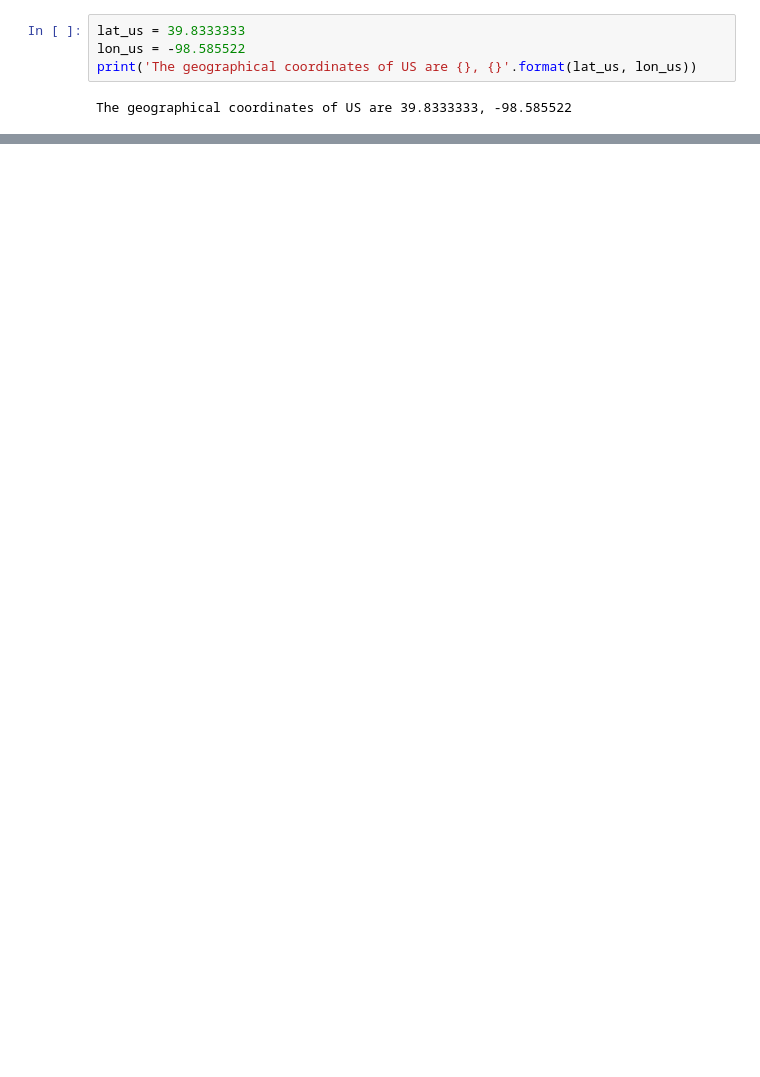
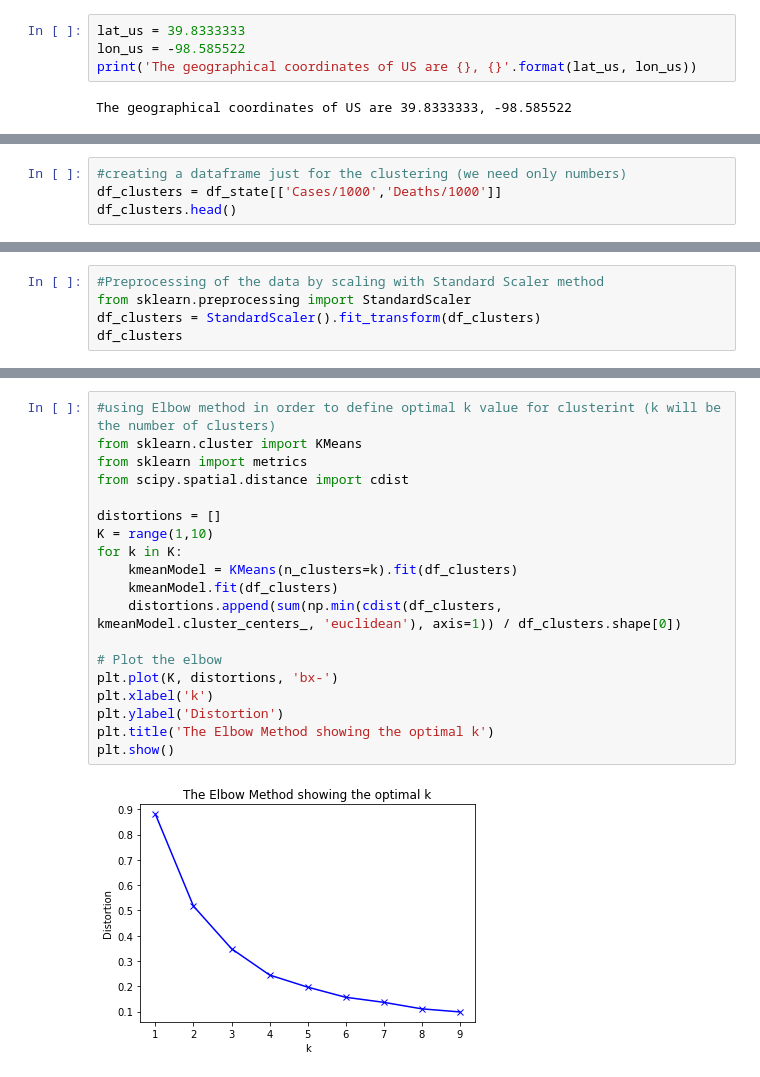
Before and after one commit to patakib/Data-Science-Projects, a Jupyter notebook: USA-COVID.ipynb, the cells around one changed output, grey strips where cells are left out. Drawn from its saved outputs; the diff is of its cells as text; blank space fills up the shorter version.

```diff
--- a/USA-COVID.ipynb
+++ b/USA-COVID.ipynb
@@ -470,0 +562,4 @@ map_us_deaths1000
+# %%
+#creating a dataframe just for the clustering (we need only numbers)
+df_clusters = df_state[['Cases/1000','Deaths/1000']]
+df_clusters.head()
@@ -470,0 +573,5 @@ map_us_deaths1000
+# %%
+#Preprocessing of the data by scaling with Standard Scaler method
+from sklearn.preprocessing import StandardScaler
+df_clusters = StandardScaler().fit_transform(df_clusters)
+df_clusters
@@ -470,0 +596,21 @@ map_us_deaths1000
+# %%
+#using Elbow method in order to define optimal k value for clusterint (k will be the number of clusters)
+from sklearn.cluster import KMeans
+from sklearn import metrics
+from scipy.spatial.distance import cdist
+
+distortions = []
+K = range(1,10)
+for k in K:
+    kmeanModel = KMeans(n_clusters=k).fit(df_clusters)
+    kmeanModel.fit(df_clusters)
+    distortions.append(sum(np.min(cdist(df_clusters, kmeanModel.cluster_centers_, 'euclidean'), axis=1)) / df_clusters.shape[0])
+
+# Plot the elbow
+plt.plot(K, distortions, 'bx-')
+plt.xlabel('k')
+plt.ylabel('Distortion')
+plt.title('The Elbow Method showing the optimal k')
+plt.show()
+# %% [output]
+[figure, added]
```
Also changed, not shown: parts of 47 cells of this notebook.
